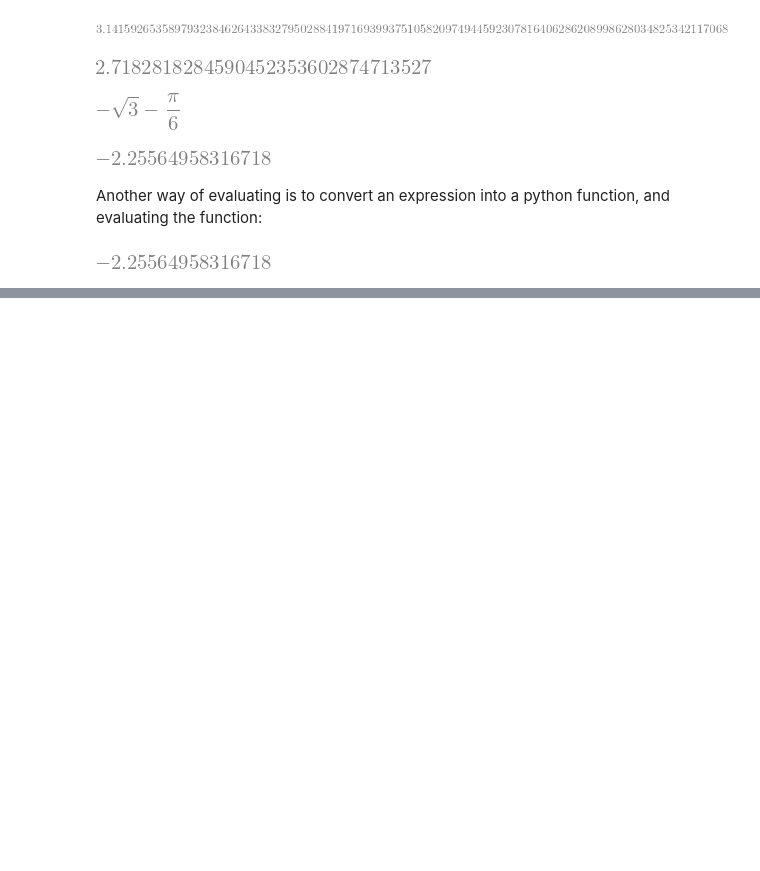
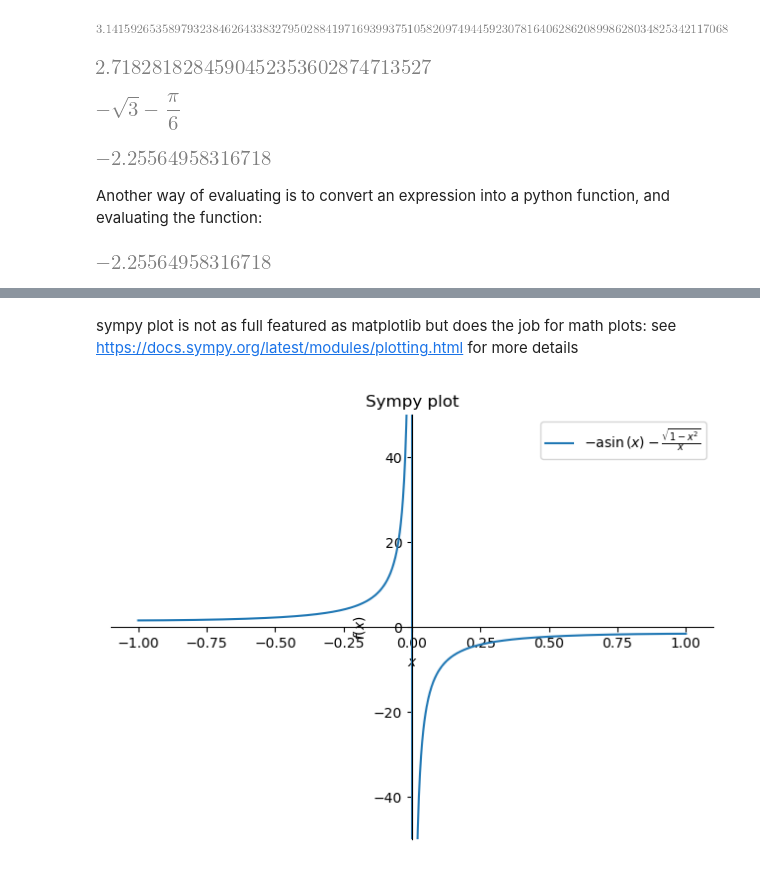
Before and after one commit to bourdin/MATH1MP3Fall2025, a Jupyter notebook: Edited_in_class/18-1 sympy.ipynb, the cells around one changed output, grey strips where cells are left out. Drawn from its saved outputs; the diff is of its cells as text; code cells hidden in the pictures; blank space fills up the shorter version.

```diff
--- a/Edited_in_class/18-1 sympy.ipynb
+++ b/Edited_in_class/18-1 sympy.ipynb
@@ -304,0 +315,11 @@ ax.legend()
+# %% [markdown]
+sympy plot is not as full featured as matplotlib but does the job for math plots:
+see https://docs.sympy.org/latest/modules/plotting.html for more details
+# %%
+p = plot(expr2, (x,-1,1), label = f'${latex(expr2)}$', show=False)
+p.ylim=(-50,50)
+p.legend = True
+p.title = "Sympy plot"
+p.show()
+# %% [output]
+[figure, added]
```
Also changed, not shown: parts of 21 cells of this notebook, 3 other files.
